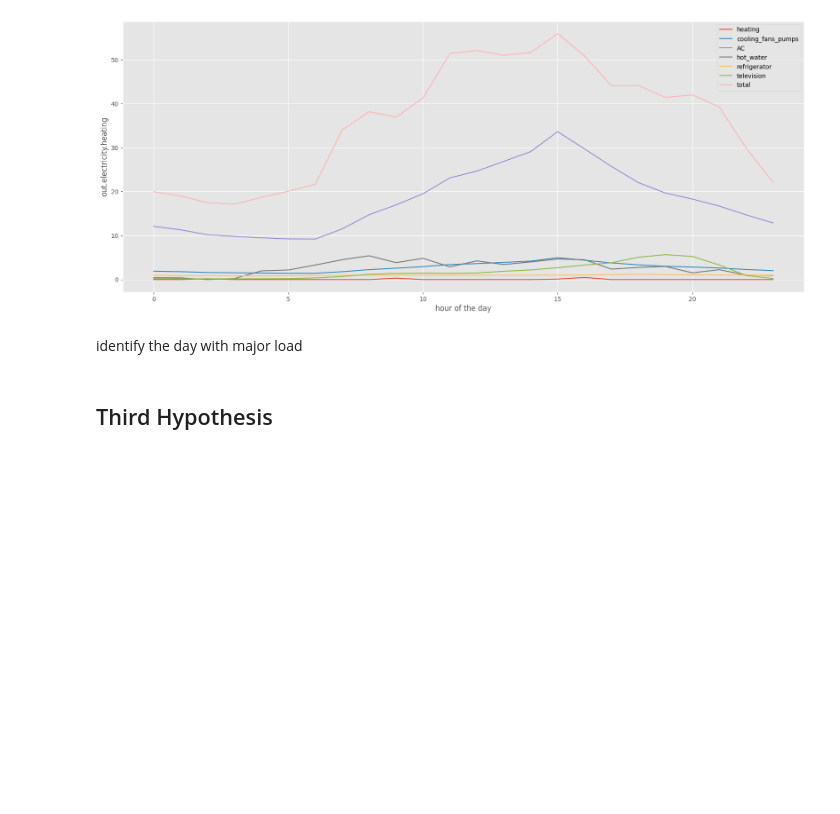
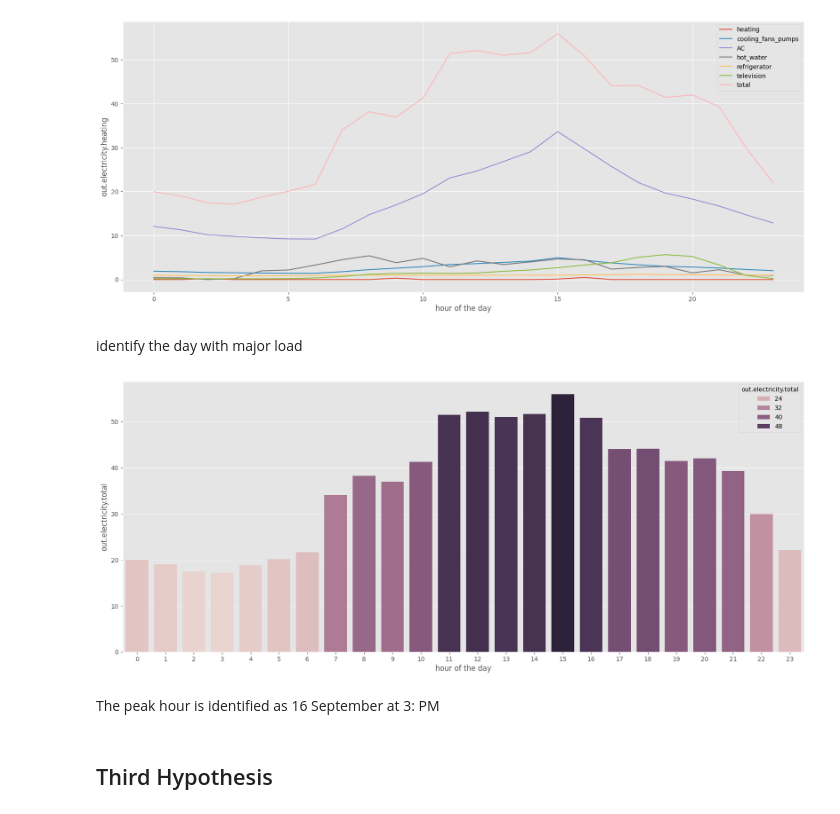
Before and after one commit to 1nuc/load-profile-decomposition, a Jupyter notebook: src/Customer_analysis/run.ipynb, the cells around one changed output. Drawn from its saved outputs; the diff is of its cells as text; code cells hidden in the pictures; blank space fills up the shorter version.

```diff
--- a/src/Customer_analysis/run.ipynb
+++ b/src/Customer_analysis/run.ipynb
@@ -322,7 +322,11 @@ vis.lineplot(peak_load_hr, 'hour of the day',defined_columns)
 # %% [markdown]
 identify the day with major load
 # %%
-vis._barplot_seaborn(peak_load, 'day of the month', 'out.electricity.total')
+vis._barplot_seaborn(peak_load_hr, 'hour of the day', 'out.electricity.total')
+# %% [output]
+[figure, added]
+# %% [markdown]
+The peak hour is identified as 16 September at 3: PM
 # %%
 #TODO: visualizing electricity consumption for both loads
 #TODO: applying statistical measurement for both to determine the peak load periods
```
Also changed, not shown: 1 other file.
